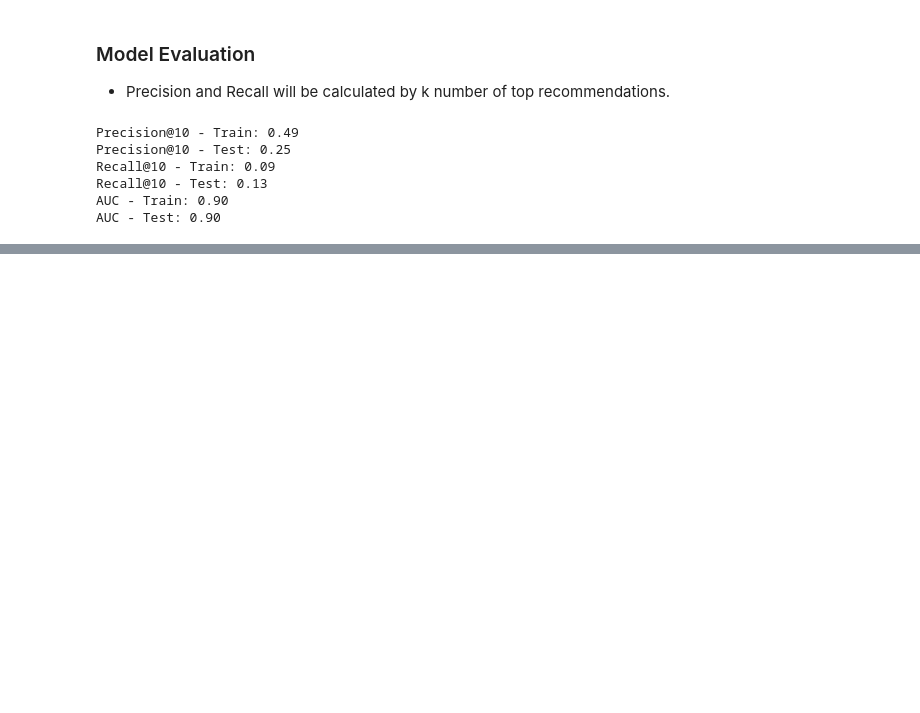
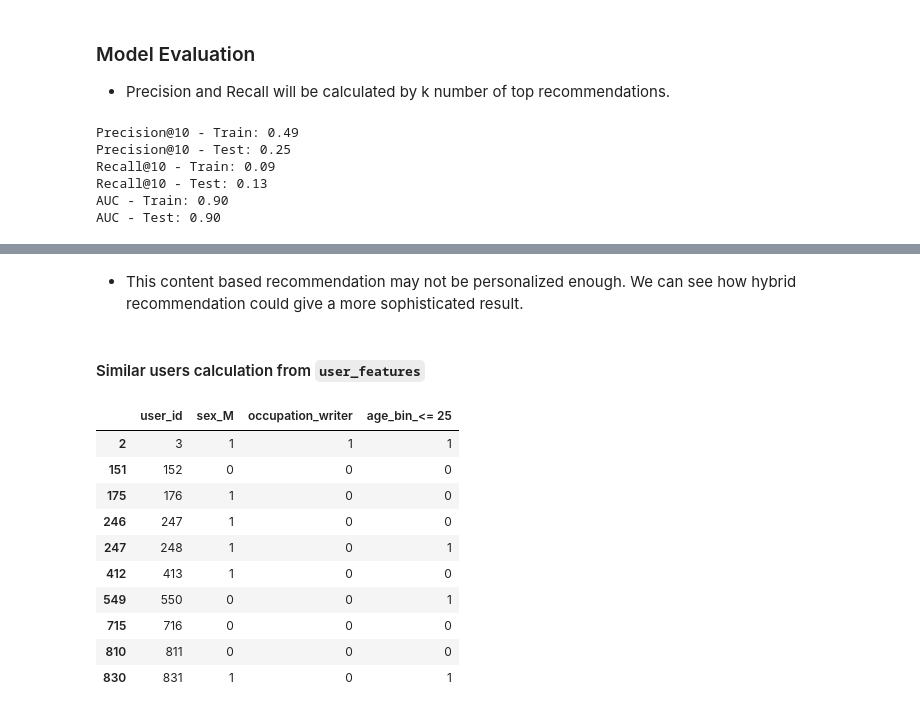
Before and after one commit to CodexploreRepo/recommender-system, a Jupyter notebook: notebooks/lightfm/movie_len.ipynb, the cells around one changed output, grey strips where cells are left out. Cells and saved outputs as stored; diff of their text form; code cells hidden in the pictures; blank space fills up the shorter version.

```diff
--- a/notebooks/lightfm/movie_len.ipynb
+++ b/notebooks/lightfm/movie_len.ipynb
@@ -62,5 +77,5 @@ user.head()
 | 3 | 4 | 24 | M | technician | 43537 | <= 25 |
 | 4 | 5 | 33 | F | other | 15213 | 31 - 45 |
 # %%
-user_features = pd.get_dummies(user.drop(columns = ['age','zip_code']), dtype=np.int32)
+user_features_df = pd.get_dummies(user.drop(columns = ['age','zip_code']), dtype=np.int32)
 # %%
@@ -74,8 +89,8 @@ user_features.head()
 | 4 | 5 | 1 | 0 | 0 | 0 | 0 | ... |
 5 rows × 28 columns
 # %%
-user_features_col = user_features.drop(columns=['user_id']).columns.values
-user_feat = user_features.drop(columns=['user_id']).to_dict(orient='records')
+user_features_col = user_features_df.drop(columns=['user_id']).columns.values
+user_feat = user_features_df.drop(columns=['user_id']).to_dict(orient='records')
 # %%
 print(user_features_col)
 # %% [output]
@@ -222,0 +243,2 @@ AUC - Test: 0.90
+# %%
+scores = model.predict(3, np.arange(1682))
@@ -222,0 +336,39 @@ AUC - Test: 0.90
+# %% [markdown]
+- This content based recommendation may not be personalized enough. We can see how hybrid recommendation could give a more sophisticated result.
+# %% [markdown]
+#### Similar users calculation from `user_features`
+# %%
+def similar_users(user_id, model, N=10, norm = True):
+    user_bias ,user_representations = model.get_user_representations(features= user_features)
+
+    # Cosine similarity
+    scores = user_representations.dot(user_representations[user_id, :])
+    item_norms = np.linalg.norm(user_representations, axis=1)
+
+    if norm == True:
+        scores /= item_norms
+        best = np.argpartition(scores, -N)[-N:]
+        similar = sorted(zip(best, scores[best] / item_norms[user_id]),
+                    key=lambda x: -x[1])
+    else:
+        best = np.argpartition(scores, -N)[-N:]
+        similar = sorted(zip(best, scores[best]),
+                    key=lambda x: -x[1])
+    return similar
+# %%
+similar_item_list = similar_users(3,model)
+similar_idx = [x[0] for x in similar_item_list]
+cols = ['user_id', 'sex_M', 'occupation_writer', 'age_bin_<= 25']
+user_features_df[user_features_df['user_id'].isin(similar_idx)].loc[:,cols]
+# %% [output]
+|  | user_id | sex_M | occupation_writer | age_bin_<= 25 |
+| 2 | 3 | 1 | 1 | 1 |
+| 151 | 152 | 0 | 0 | 0 |
+| 175 | 176 | 1 | 0 | 0 |
+| 246 | 247 | 1 | 0 | 0 |
+| 247 | 248 | 1 | 0 | 1 |
+| 412 | 413 | 1 | 0 | 0 |
+| 549 | 550 | 0 | 0 | 1 |
+| 715 | 716 | 0 | 0 | 0 |
+| 810 | 811 | 0 | 0 | 0 |
+| 830 | 831 | 1 | 0 | 1 |
```
Also changed, not shown: parts of 23 cells of this notebook, 3 other files.
